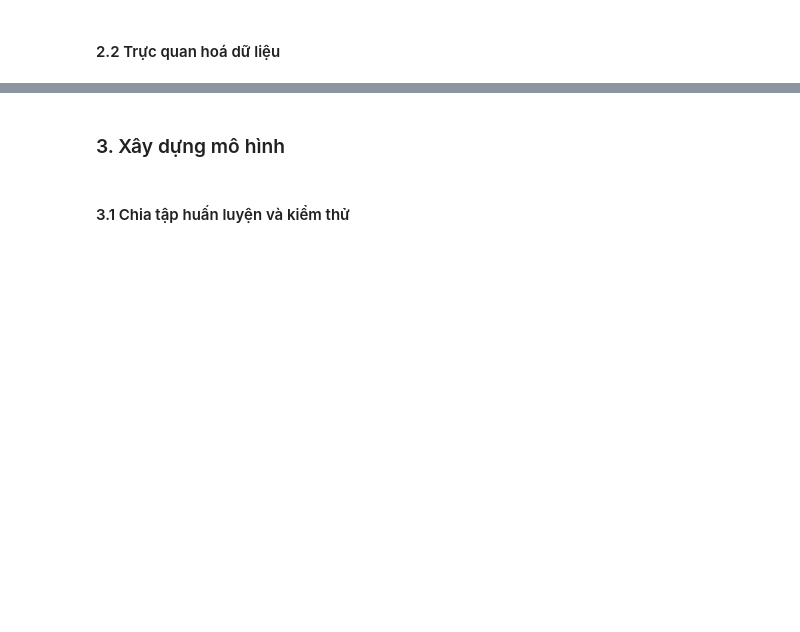
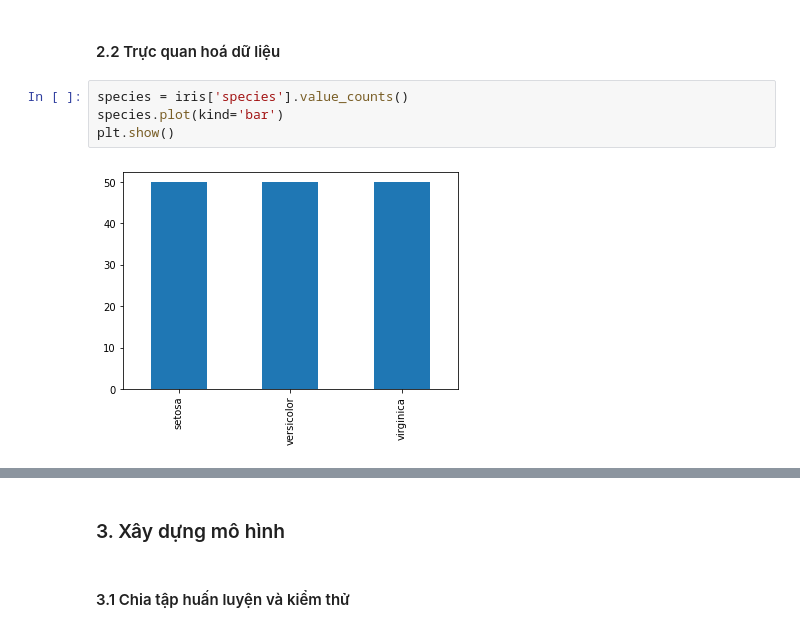
Before and after one commit to honghanhh/mci_python_33a8_l1, a Jupyter notebook: Live Slides/Live Lecture 9/Live_Lecture_9.ipynb, the cells around one changed output, grey strips where cells are left out. Saved outputs shown, nothing was run; the diff lists cells and outputs as text; blank space fills up the shorter version.

```diff
--- a/Live Slides/Live Lecture 9/Live_Lecture_9.ipynb
+++ b/Live Slides/Live Lecture 9/Live_Lecture_9.ipynb
@@ -65,2 +126,8 @@ iris.head()
 # %% [markdown]
 #### 2.2 Trực quan hoá dữ liệu
+# %%
+species = iris['species'].value_counts()
+species.plot(kind='bar')
+plt.show()
+# %% [output]
+[figure, added]
```
Also changed, not shown: parts of 30 cells of this notebook, 6 other files.
